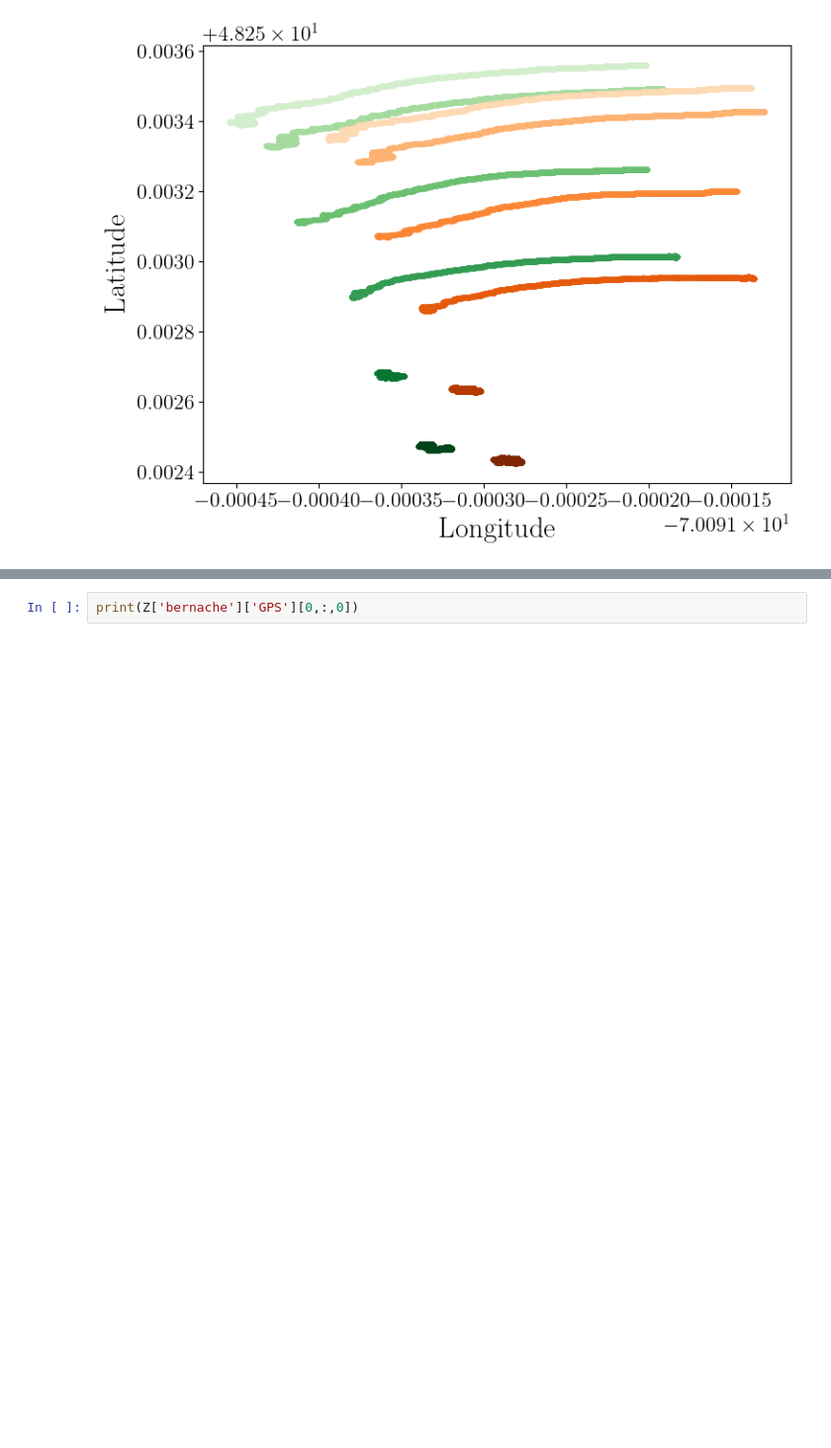
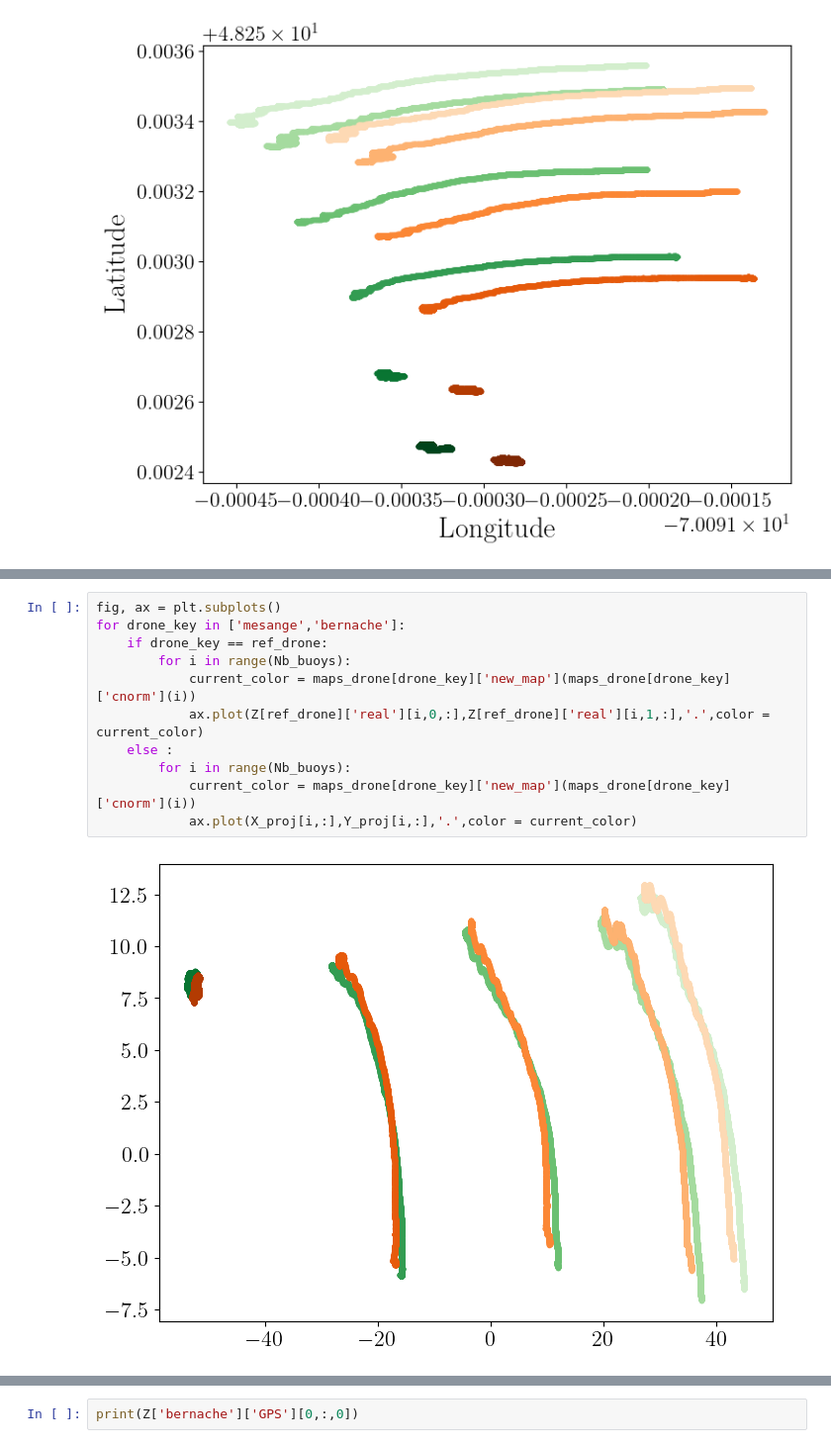
Before and after one commit to Turbotice/icewave, a Jupyter notebook: icewave/sebastien/BicWin2024/Notebook_buoys_alignement_0211_2024.ipynb, the cells around one changed output, grey strips where cells are left out. Shown: that part at 99% size. Saved outputs shown, nothing was run; the diff lists cells and outputs as text; blank space fills up the shorter version.

```diff
--- a/icewave/sebastien/BicWin2024/Notebook_buoys_alignement_0211_2024.ipynb
+++ b/icewave/sebastien/BicWin2024/Notebook_buoys_alignement_0211_2024.ipynb
@@ -192,0 +360,13 @@ Text(0.5, 0, 'Longitude')
+# %%
+fig, ax = plt.subplots()
+for drone_key in ['mesange','bernache']:
+    if drone_key == ref_drone:
+        for i in range(Nb_buoys):
+            current_color = maps_drone[drone_key]['new_map'](maps_drone[drone_key]['cnorm'](i))
+            ax.plot(Z[ref_drone]['real'][i,0,:],Z[ref_drone]['real'][i,1,:],'.',color = current_color)
+    else :
+        for i in range(Nb_buoys):
+            current_color = maps_drone[drone_key]['new_map'](maps_drone[drone_key]['cnorm'](i))
+            ax.plot(X_proj[i,:],Y_proj[i,:],'.',color = current_color)
+# %% [output]
+[figure, added]
```
Also changed, not shown: parts of 20 cells of this notebook, 1 other file.
